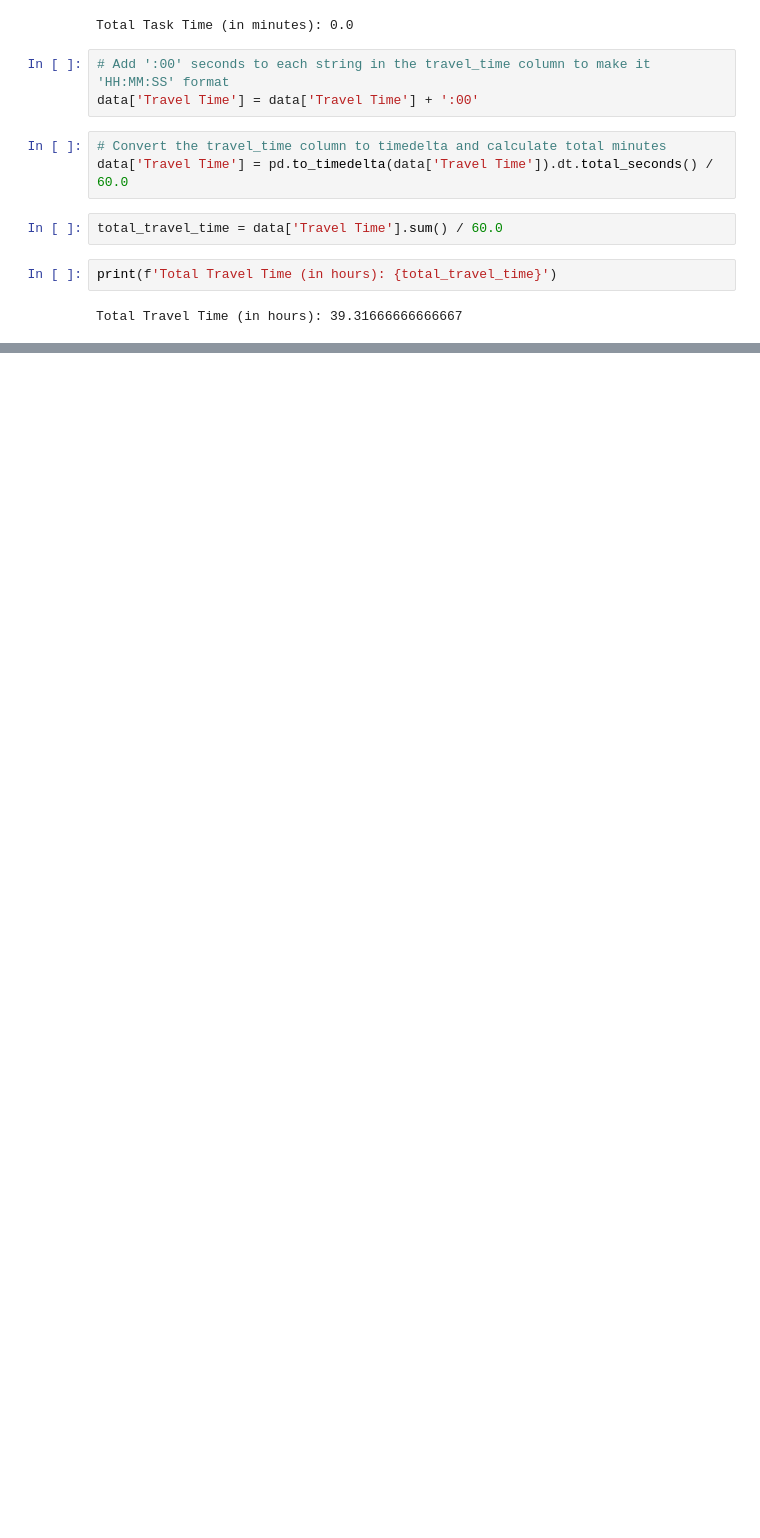
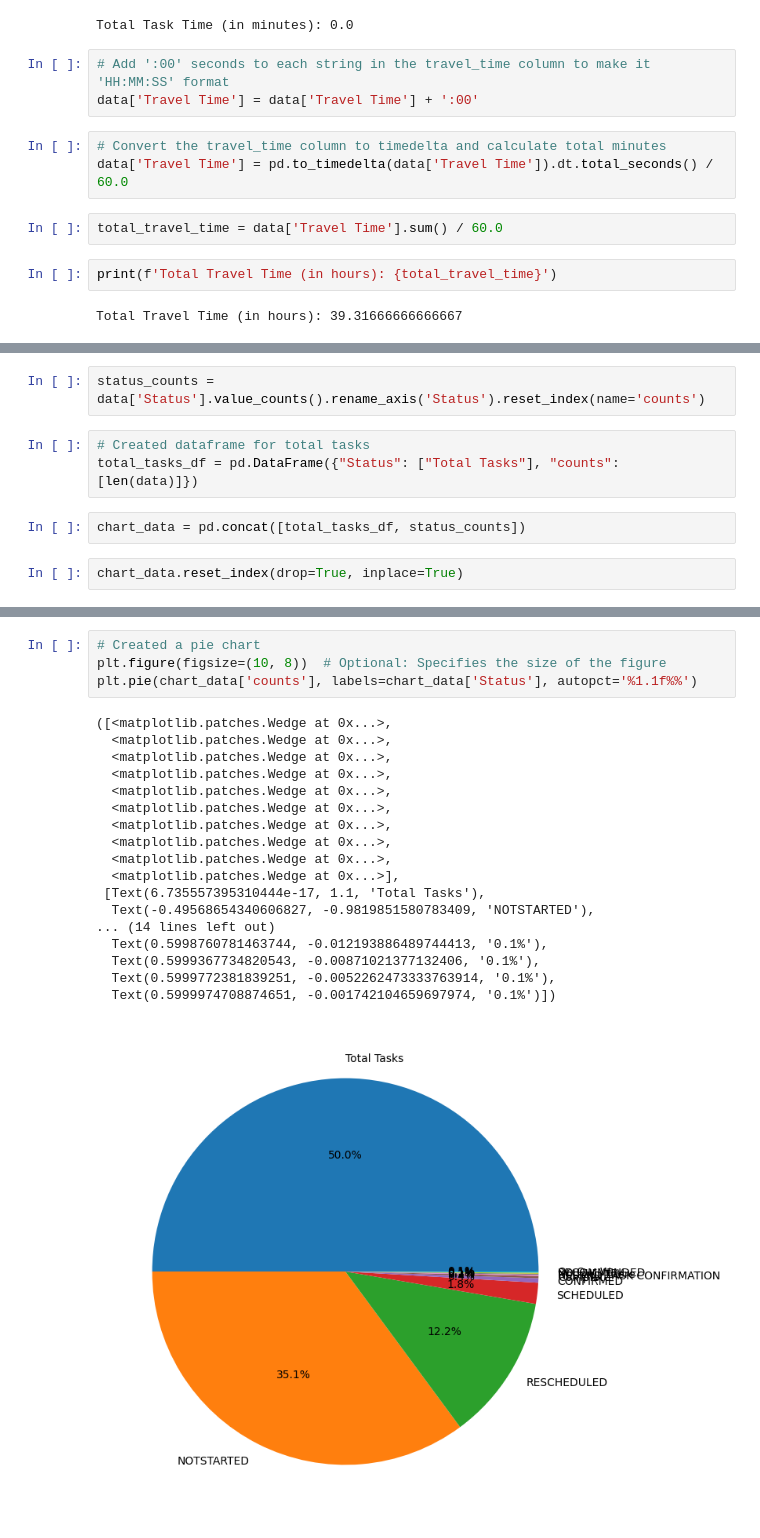
Before and after one commit to MaddyPrograms/Data-Analysis-and-Visualization, a Jupyter notebook: Data Analysis and Visualization/Data_Analysis_and_Visualization.ipynb, the cells around one changed output, grey strips where cells are left out. Drawn from its saved outputs; the diff is of its cells as text; blank space fills up the shorter version.

Commit message:
Working on Pie Chart to evaluate the data

```diff
--- a/Data Analysis and Visualization/Data_Analysis_and_Visualization.ipynb
+++ b/Data Analysis and Visualization/Data_Analysis_and_Visualization.ipynb
@@ -64,0 +67,9 @@ Total Travel Time (in hours): 39.31666666666667
+# %%
+status_counts = data['Status'].value_counts().rename_axis('Status').reset_index(name='counts')
+# %%
+# Created dataframe for total tasks
+total_tasks_df = pd.DataFrame({"Status": ["Total Tasks"], "counts": [len(data)]})
+# %%
+chart_data = pd.concat([total_tasks_df, status_counts])
+# %%
+chart_data.reset_index(drop=True, inplace=True)
@@ -64,0 +90,23 @@ Total Travel Time (in hours): 39.31666666666667
+# %%
+# Created a pie chart
+plt.figure(figsize=(10, 8))  # Optional: Specifies the size of the figure
+plt.pie(chart_data['counts'], labels=chart_data['Status'], autopct='%1.1f%%')
+# %% [output]
+([<matplotlib.patches.Wedge at 0x...>,
+  <matplotlib.patches.Wedge at 0x...>,
+  <matplotlib.patches.Wedge at 0x...>,
+  <matplotlib.patches.Wedge at 0x...>,
+  <matplotlib.patches.Wedge at 0x...>,
+  <matplotlib.patches.Wedge at 0x...>,
+  <matplotlib.patches.Wedge at 0x...>,
+  <matplotlib.patches.Wedge at 0x...>,
+  <matplotlib.patches.Wedge at 0x...>,
+  <matplotlib.patches.Wedge at 0x...>],
+ [Text(6.735557395310444e-17, 1.1, 'Total Tasks'),
+  Text(-0.49568654340606827, -0.9819851580783409, 'NOTSTARTED'),
+... (14 lines left out)
+  Text(0.5998760781463744, -0.012193886489744413, '0.1%'),
+  Text(0.5999367734820543, -0.00871021377132406, '0.1%'),
+  Text(0.5999772381839251, -0.0052262473333763914, '0.1%'),
+  Text(0.5999974708874651, -0.001742104659697974, '0.1%')])
+[figure, added]
```
Also changed, not shown: parts of 5 cells of this notebook.
